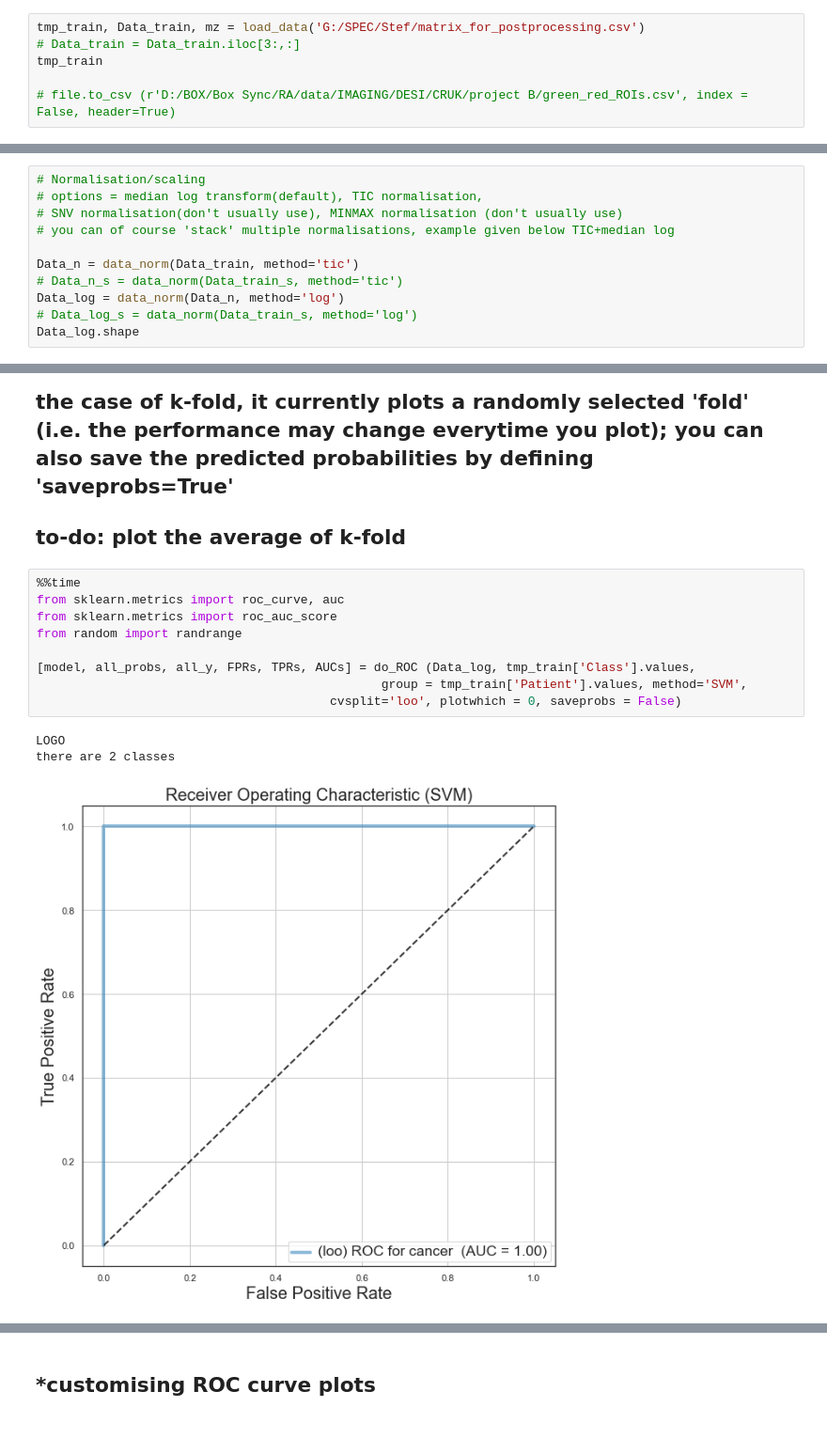
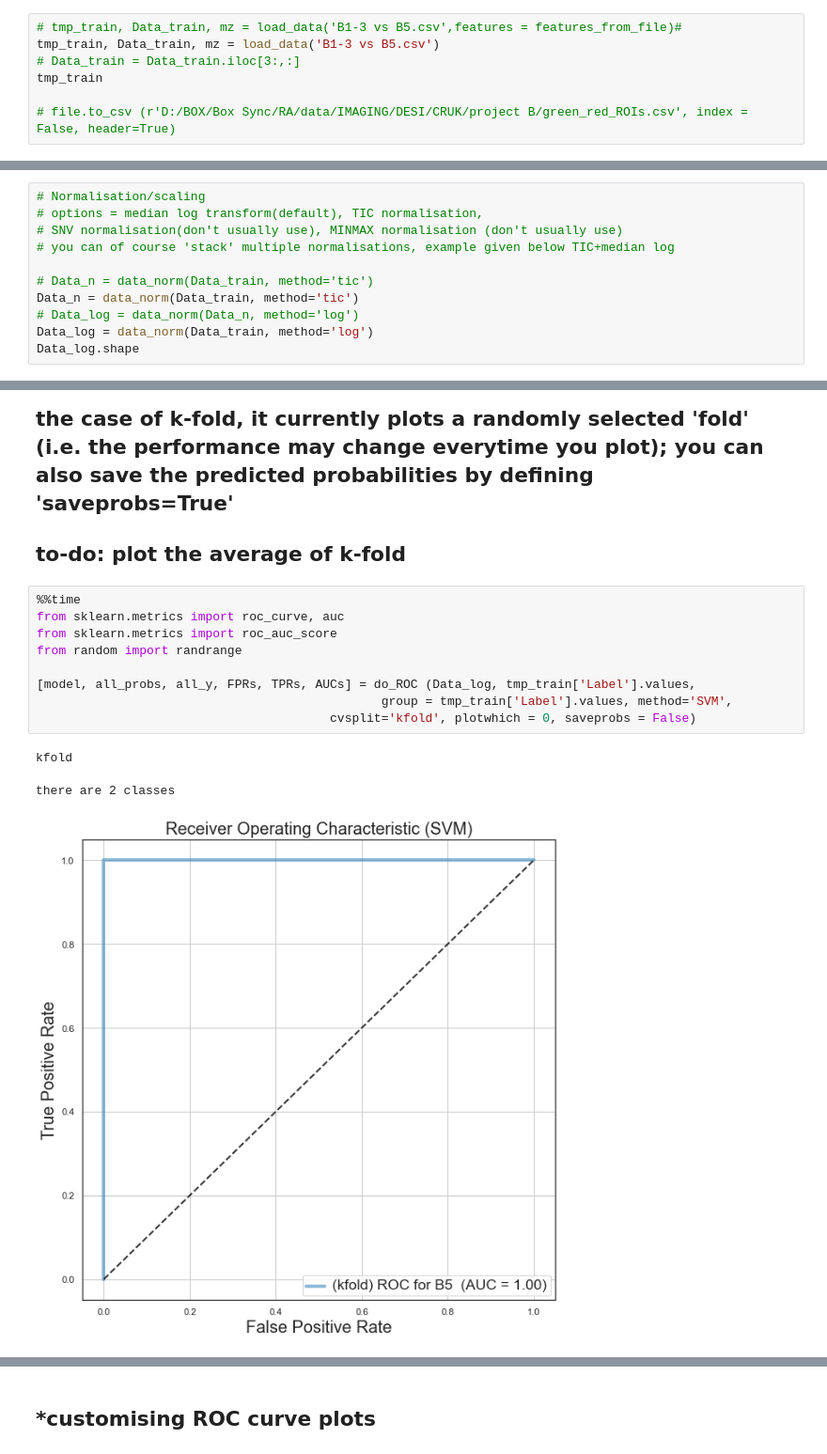
Before and after one commit to oycxyd/oycxms, a Jupyter notebook: spectral processing/MS classification/classifiers_n_features_v3.ipynb, the cells around one changed output, grey strips where cells are left out. Shown at 94% size. Drawn from its saved outputs; the diff is of its cells as text.

```diff
--- a/spectral processing/MS classification/classifiers_n_features_v3.ipynb
+++ b/spectral processing/MS classification/classifiers_n_features_v3.ipynb
@@ -54,5 +54,6 @@ features_from_file.shape
 # %%
-tmp_train, Data_train, mz = load_data('G:/SPEC/Stef/matrix_for_postprocessing.csv')
+# tmp_train, Data_train, mz = load_data('B1-3 vs B5.csv',features = features_from_file)#
+tmp_train, Data_train, mz = load_data('B1-3 vs B5.csv')
 # Data_train = Data_train.iloc[3:,:]
 tmp_train
 
@@ -140,9 +141,9 @@ mz_trans.shape
 # SNV normalisation(don't usually use), MINMAX normalisation (don't usually use)
 # you can of course 'stack' multiple normalisations, example given below TIC+median log
 
+# Data_n = data_norm(Data_train, method='tic')
 Data_n = data_norm(Data_train, method='tic')
-# Data_n_s = data_norm(Data_train_s, method='tic')
-Data_log = data_norm(Data_n, method='log')
-# Data_log_s = data_norm(Data_train_s, method='log')
+# Data_log = data_norm(Data_n, method='log')
+Data_log = data_norm(Data_train, method='log')
 Data_log.shape
 # %% [output]
@@ -429,13 +422,13 @@ performance
 # %%
 %%time
 from sklearn.metrics import roc_curve, auc
 from sklearn.metrics import roc_auc_score
 from random import randrange
 
-[model, all_probs, all_y, FPRs, TPRs, AUCs] = do_ROC (Data_log, tmp_train['Class'].values,
-                                               group = tmp_train['Patient'].values, method='SVM',
-                                        cvsplit='loo', plotwhich = 0, saveprobs = False)
+[model, all_probs, all_y, FPRs, TPRs, AUCs] = do_ROC (Data_log, tmp_train['Label'].values,
+                                               group = tmp_train['Label'].values, method='SVM',
+                                        cvsplit='kfold', plotwhich = 0, saveprobs = False)
 # %% [output]
-LOGO
-there are 2 classes
+kfold
+there are 2 classes
-[figure, old version]
+[figure, new version]
```
Also changed, not shown: parts of 43 cells of this notebook, 1 other file.
